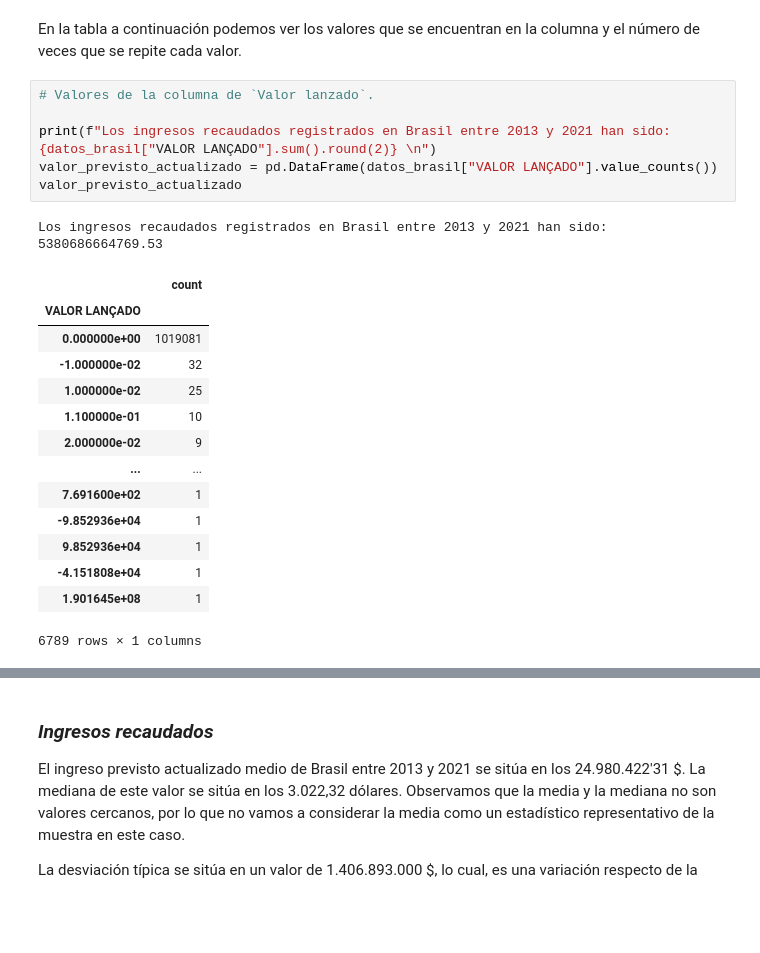
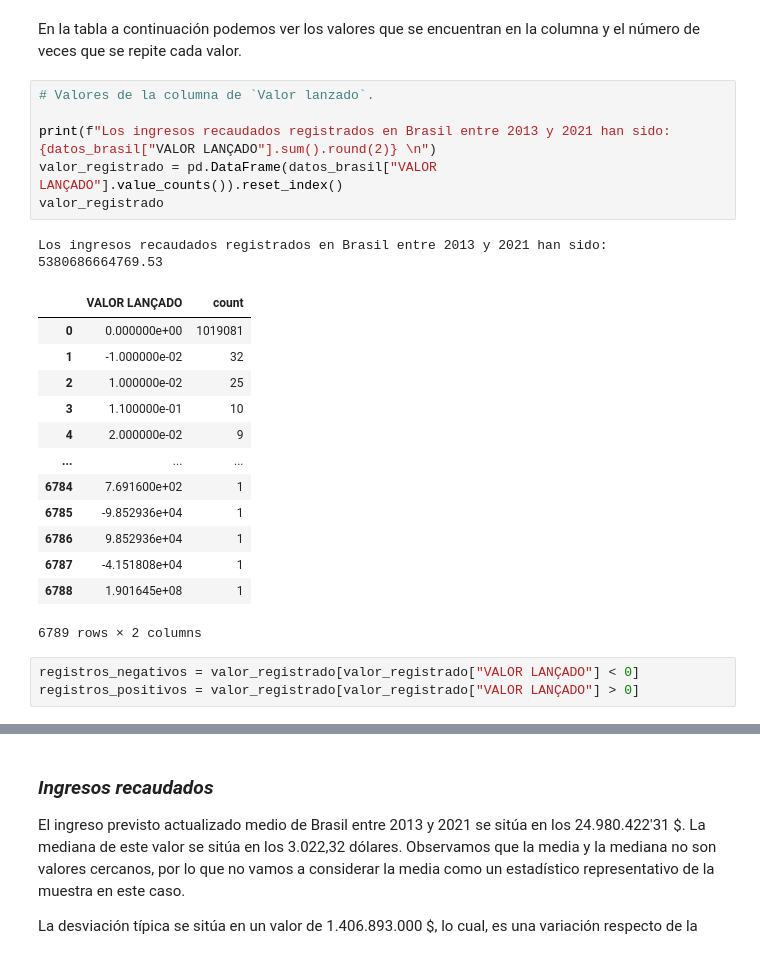
Before and after one commit to Gabijc/Proyecto2-Insights-Brasil, a Jupyter notebook: Analisis_descriptivo.ipynb, the cells around one changed output, grey strips where cells are left out. Drawn from its saved outputs; the diff is of its cells as text; blank space fills up the shorter version.

```diff
--- a/Analisis_descriptivo.ipynb
+++ b/Analisis_descriptivo.ipynb
@@ -183,22 +146,24 @@ En la tabla a continuación podemos ver los valores que se encuentran en la colu
 # %%
 # Valores de la columna de `Valor lanzado`.
 
 print(f"Los ingresos recaudados registrados en Brasil entre 2013 y 2021 han sido: {datos_brasil["VALOR LANÇADO"].sum().round(2)} \n")
-valor_previsto_actualizado = pd.DataFrame(datos_brasil["VALOR LANÇADO"].value_counts())
-valor_previsto_actualizado
+valor_registrado = pd.DataFrame(datos_brasil["VALOR LANÇADO"].value_counts()).reset_index()
+valor_registrado
 # %% [output]
 Los ingresos recaudados registrados en Brasil entre 2013 y 2021 han sido: 5380686664769.53
-|  | count |
-| VALOR LANÇADO |  |
-| 0.000000e+00 | 1019081 |
-| -1.000000e-02 | 32 |
-| 1.000000e-02 | 25 |
-| 1.100000e-01 | 10 |
-| 2.000000e-02 | 9 |
-| ... | ... |
-| 7.691600e+02 | 1 |
-| -9.852936e+04 | 1 |
-| 9.852936e+04 | 1 |
-| -4.151808e+04 | 1 |
-| 1.901645e+08 | 1 |
+|  | VALOR LANÇADO | count |
+| 0 | 0.000000e+00 | 1019081 |
+| 1 | -1.000000e-02 | 32 |
+| 2 | 1.000000e-02 | 25 |
+| 3 | 1.100000e-01 | 10 |
+| 4 | 2.000000e-02 | 9 |
+| ... | ... | ... |
+| 6784 | 7.691600e+02 | 1 |
+| 6785 | -9.852936e+04 | 1 |
+| 6786 | 9.852936e+04 | 1 |
+| 6787 | -4.151808e+04 | 1 |
+| 6788 | 1.901645e+08 | 1 |
-6789 rows × 1 columns
+6789 rows × 2 columns
+# %%
+registros_negativos = valor_registrado[valor_registrado["VALOR LANÇADO"] < 0]
+registros_positivos = valor_registrado[valor_registrado["VALOR LANÇADO"] > 0]
```
Also changed, not shown: parts of 16 cells of this notebook, 1 other file.
